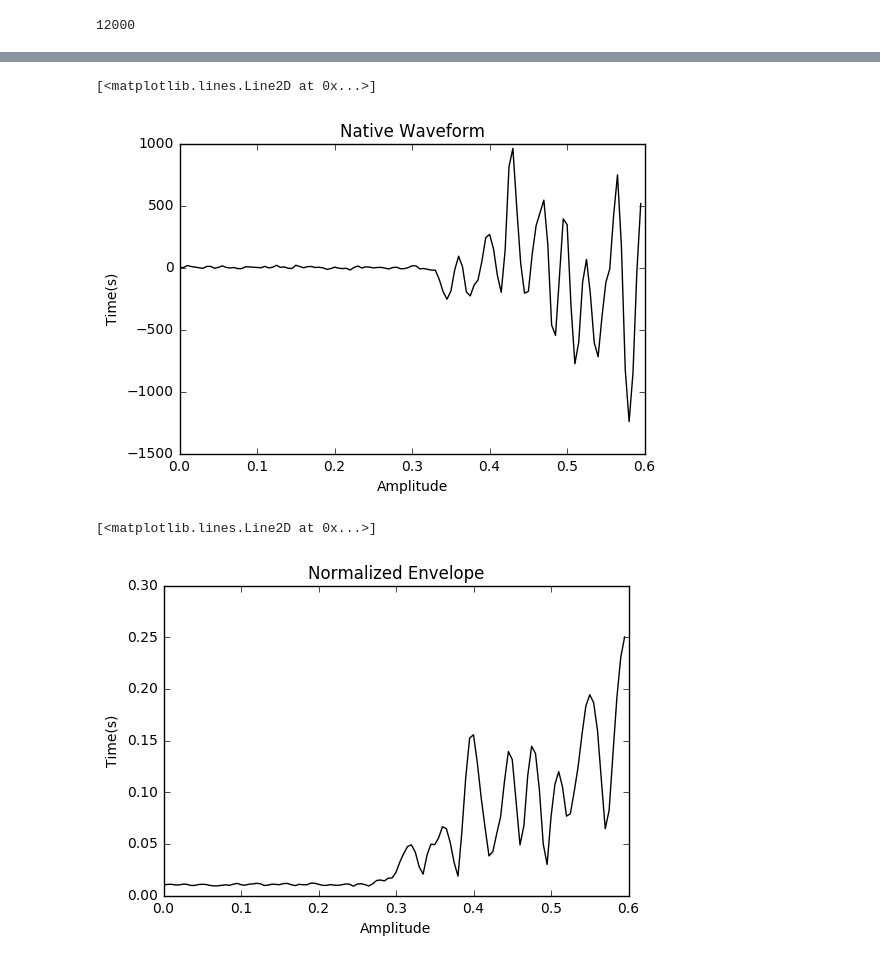
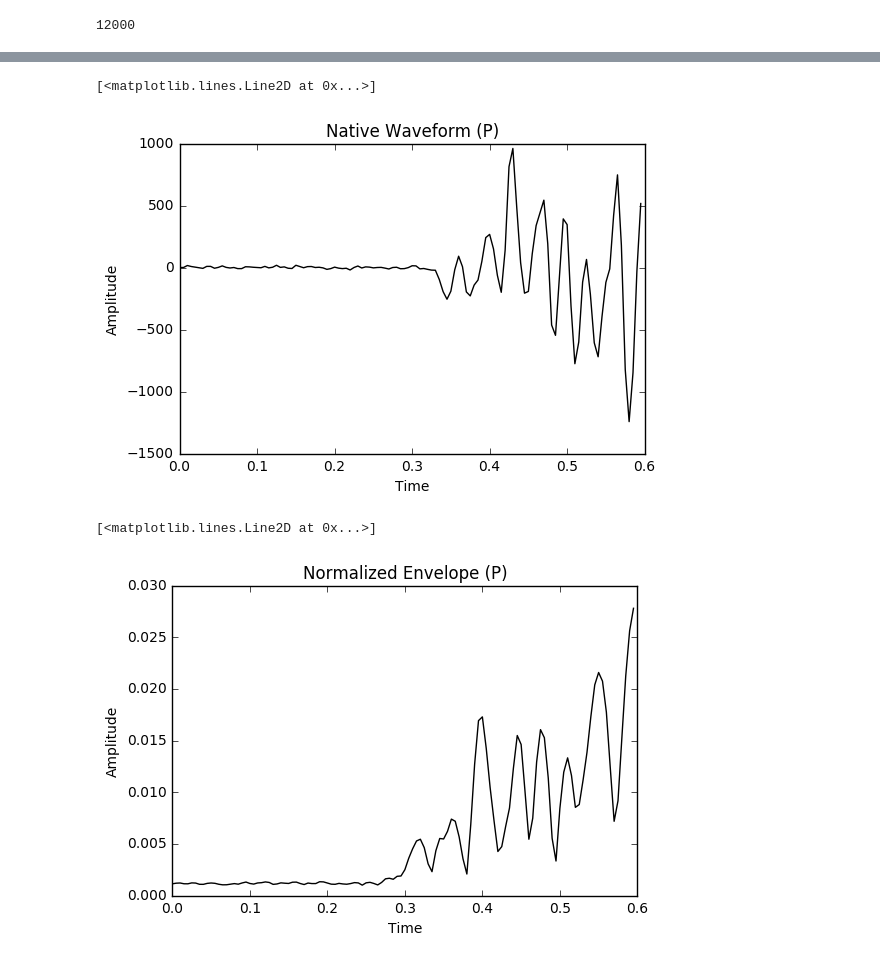
Before and after one commit to internnos/final-project, a Jupyter notebook: Envelope.ipynb, the cells around one changed output, grey strips where cells are left out. Saved outputs shown, nothing was run; the diff lists cells and outputs as text; code cells hidden in the pictures.

Commit message:
Fix envelope

```diff
--- a/Envelope.ipynb
+++ b/Envelope.ipynb
@@ -60,11 +60,11 @@ plt.plot(t2,data_envelope[6066:6186],'k')
 # %%
-plt.title('Native Waveform')
-plt.xlabel('Amplitude')
-plt.ylabel('Time(s)')
+plt.title('Native Waveform (P)')
+plt.xlabel('Time')
+plt.ylabel('Amplitude')
 plt.plot(t2,data[6060:6180],'k')
 # %% [output]
 [<matplotlib.lines.Line2D at 0x...>]
-[figure, old version]
+[figure, new version]
 # %%
 noise = []
 
@@ -83,12 +83,12 @@ envelope = np.array(envelope)
 # %%
 #check the training data
 
-plt.title('Normalized Envelope')
-plt.xlabel('Amplitude')
-plt.ylabel('Time(s)')
-plt.plot(t2,envelope[99],'k')
+plt.title('Normalized Envelope (P)')
+plt.xlabel('Time')
+plt.ylabel('Amplitude')
+plt.plot(t2,envelope[0],'k')
 # %% [output]
 [<matplotlib.lines.Line2D at 0x...>]
-[figure, old version]
+[figure, new version]
 # %%
 #check the noise
```
Also changed, not shown: parts of 3 cells of this notebook, 1 other file.
